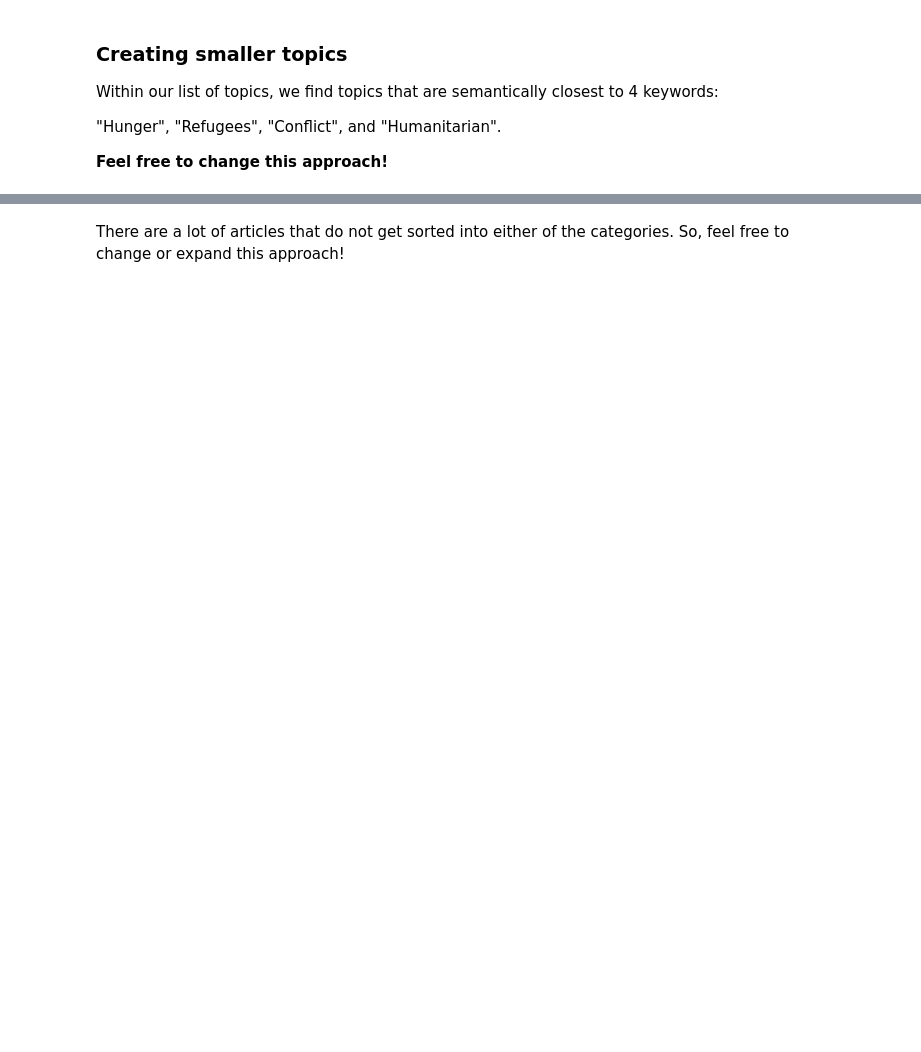
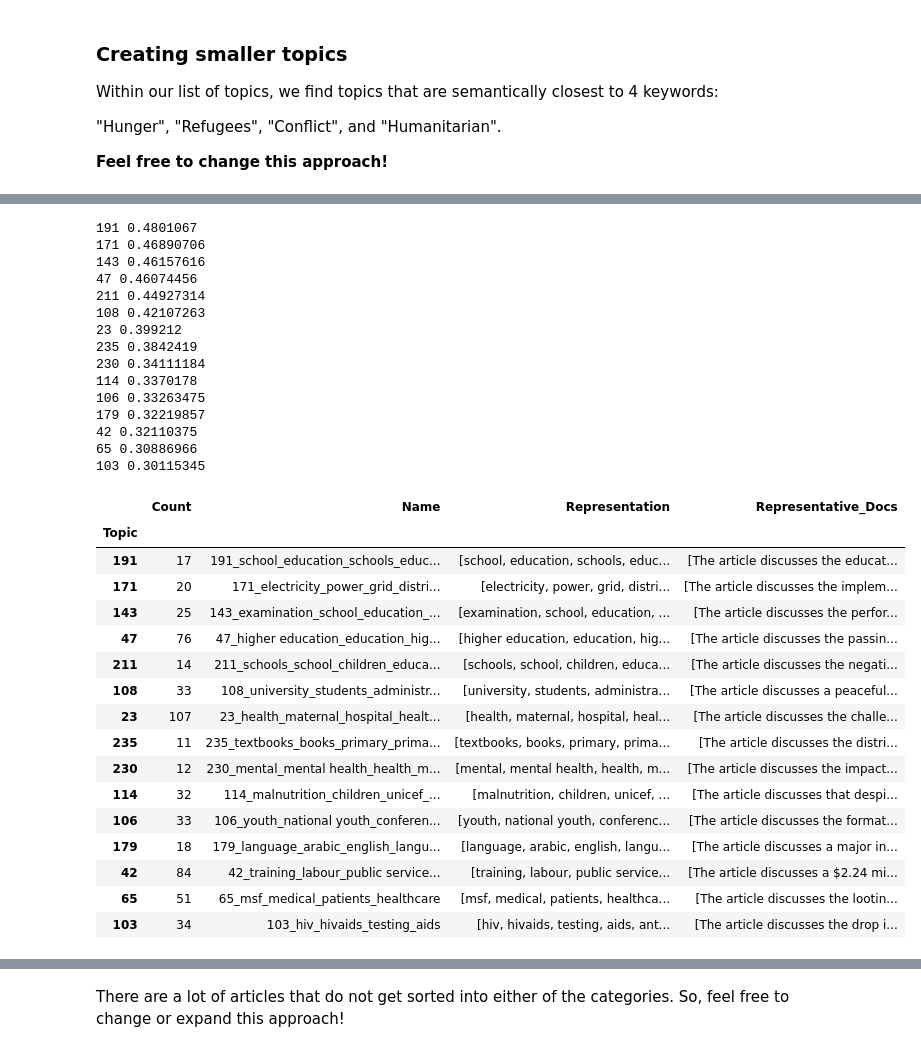
Before and after one commit to bartvanlooij/JBG060-DC3-Group-25, a Jupyter notebook: topic_modelling.ipynb, the cells around one changed output, grey strips where cells are left out. Cells and saved outputs as stored; diff of their text form; code cells hidden in the pictures; blank space fills up the shorter version.

```diff
--- a/topic_modelling.ipynb
+++ b/topic_modelling.ipynb
@@ -200,0 +375,46 @@ bertopic.get_topic_info().set_index('Topic').loc[topic_ids]
+# %%
+# Get the top 10 topics related to the keywords that have something to do with demographics
+relevant_topics = get_relevant_topics(bertopic_model = bertopic, keywords=['health', 'education', 'home', 'electricity'], top_n=15)
+
+topic_ids = [el[0] for el in relevant_topics] # Create seperate list of topic IDs
+
+for topic_id, relevancy in relevant_topics: # Print neat list of (topic_id, relevancy) tuples
+    print(topic_id, relevancy)
+
+df["demographics"] = [t in topic_ids for t in bertopic.topics_] # Add boolean column to df if topic in list of relevant topics
+
+# View the Count, Name, Representation, and Representative Docs for the relevant topics
+bertopic.get_topic_info().set_index('Topic').loc[topic_ids]
+# %% [output]
+191 0.4801067
+171 0.46890706
+143 0.46157616
+47 0.46074456
+211 0.44927314
+108 0.42107263
+23 0.399212
+235 0.3842419
+230 0.34111184
+114 0.3370178
+106 0.33263475
+179 0.32219857
+42 0.32110375
+65 0.30886966
+103 0.30115345
+|  | Count | Name | Representation | Representative_Docs |
+| Topic |  |  |  |  |
+| 191 | 17 | 191_school_education_schools_educ... | [school, education, schools, educ... | [The article discusses the educat... |
+| 171 | 20 | 171_electricity_power_grid_distri... | [electricity, power, grid, distri... | [The article discusses the implem... |
+| 143 | 25 | 143_examination_school_education_... | [examination, school, education, ... | [The article discusses the perfor... |
+| 47 | 76 | 47_higher education_education_hig... | [higher education, education, hig... | [The article discusses the passin... |
+| 211 | 14 | 211_schools_school_children_educa... | [schools, school, children, educa... | [The article discusses the negati... |
+| 108 | 33 | 108_university_students_administr... | [university, students, administra... | [The article discusses a peaceful... |
+| 23 | 107 | 23_health_maternal_hospital_healt... | [health, maternal, hospital, heal... | [The article discusses the challe... |
+| 235 | 11 | 235_textbooks_books_primary_prima... | [textbooks, books, primary, prima... | [The article discusses the distri... |
+| 230 | 12 | 230_mental_mental health_health_m... | [mental, mental health, health, m... | [The article discusses the impact... |
+| 114 | 32 | 114_malnutrition_children_unicef_... | [malnutrition, children, unicef, ... | [The article discusses that despi... |
+| 106 | 33 | 106_youth_national youth_conferen... | [youth, national youth, conferenc... | [The article discusses the format... |
+| 179 | 18 | 179_language_arabic_english_langu... | [language, arabic, english, langu... | [The article discusses a major in... |
+| 42 | 84 | 42_training_labour_public service... | [training, labour, public service... | [The article discusses a $2.24 mi... |
+| 65 | 51 | 65_msf_medical_patients_healthcare | [msf, medical, patients, healthca... | [The article discusses the lootin... |
+| 103 | 34 | 103_hiv_hivaids_testing_aids | [hiv, hivaids, testing, aids, ant... | [The article discusses the drop i... |
```
Also changed, not shown: parts of 16 cells of this notebook.
